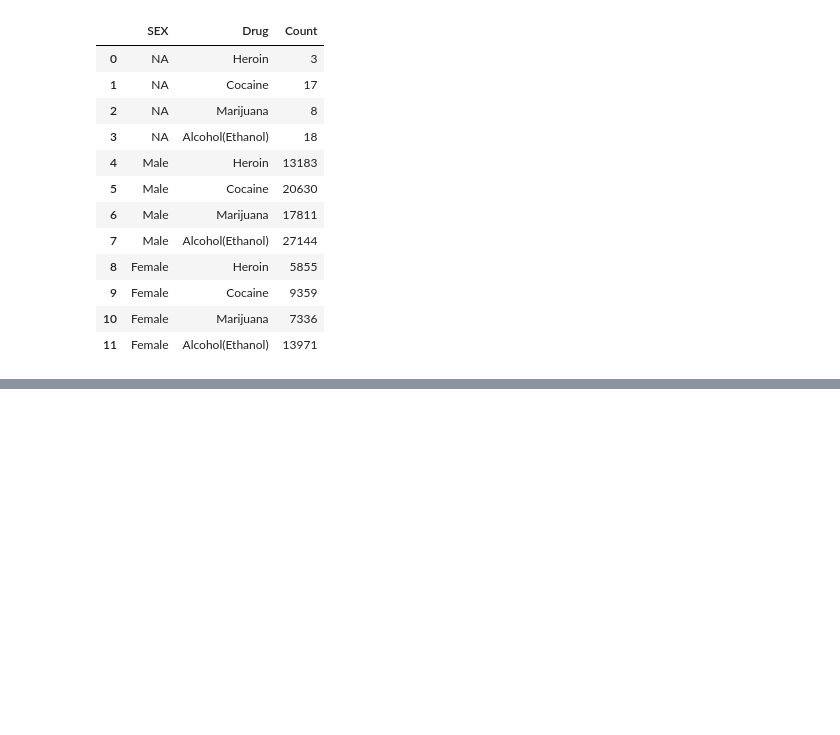
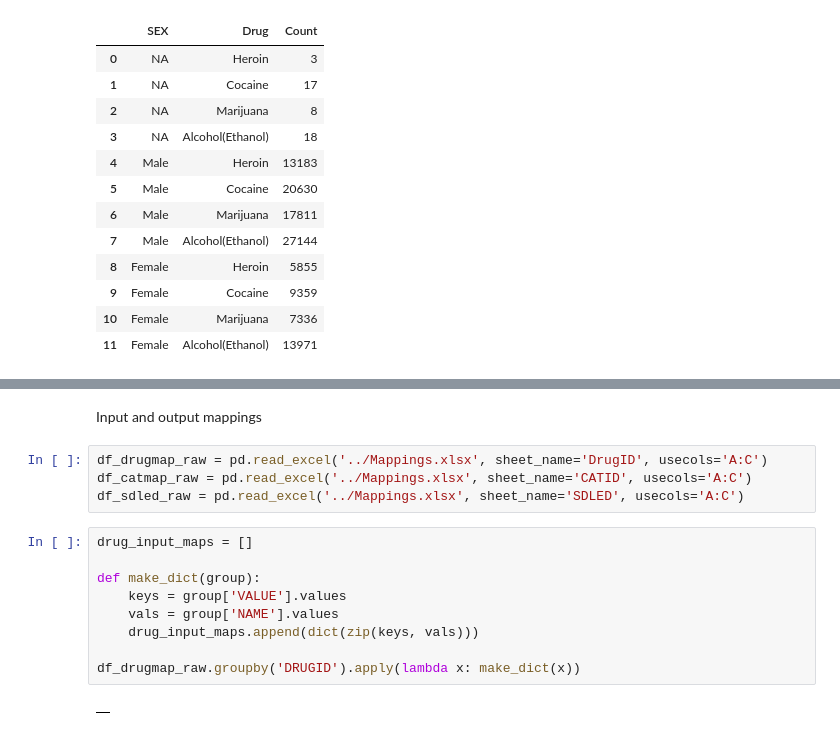
Before and after one commit to kotharisanjana/SafeDose, a Jupyter notebook: EDA/drop_sdleds.ipynb, the cells around one changed output, grey strips where cells are left out. Cells and saved outputs as stored; diff of their text form; blank space fills up the shorter version.

```diff
--- a/EDA/drop_sdleds.ipynb
+++ b/EDA/drop_sdleds.ipynb
@@ -299,3 +318,20 @@ px.sunburst(
     )
 # %% [output]
 [interactive output not drawn]
+# %% [markdown]
+Input and output mappings
+# %%
+df_drugmap_raw = pd.read_excel('../Mappings.xlsx', sheet_name='DrugID', usecols='A:C')
+df_catmap_raw = pd.read_excel('../Mappings.xlsx', sheet_name='CATID', usecols='A:C')
+df_sdled_raw = pd.read_excel('../Mappings.xlsx', sheet_name='SDLED', usecols='A:C')
+# %%
+drug_input_maps = []
+
+def make_dict(group):
+    keys = group['VALUE'].values
+    vals = group['NAME'].values
+    drug_input_maps.append(dict(zip(keys, vals)))
+
+df_drugmap_raw.groupby('DRUGID').apply(lambda x: make_dict(x))
+# %% [output]
+|  |
```
Also changed, not shown: parts of 6 cells of this notebook, 8 other files.
